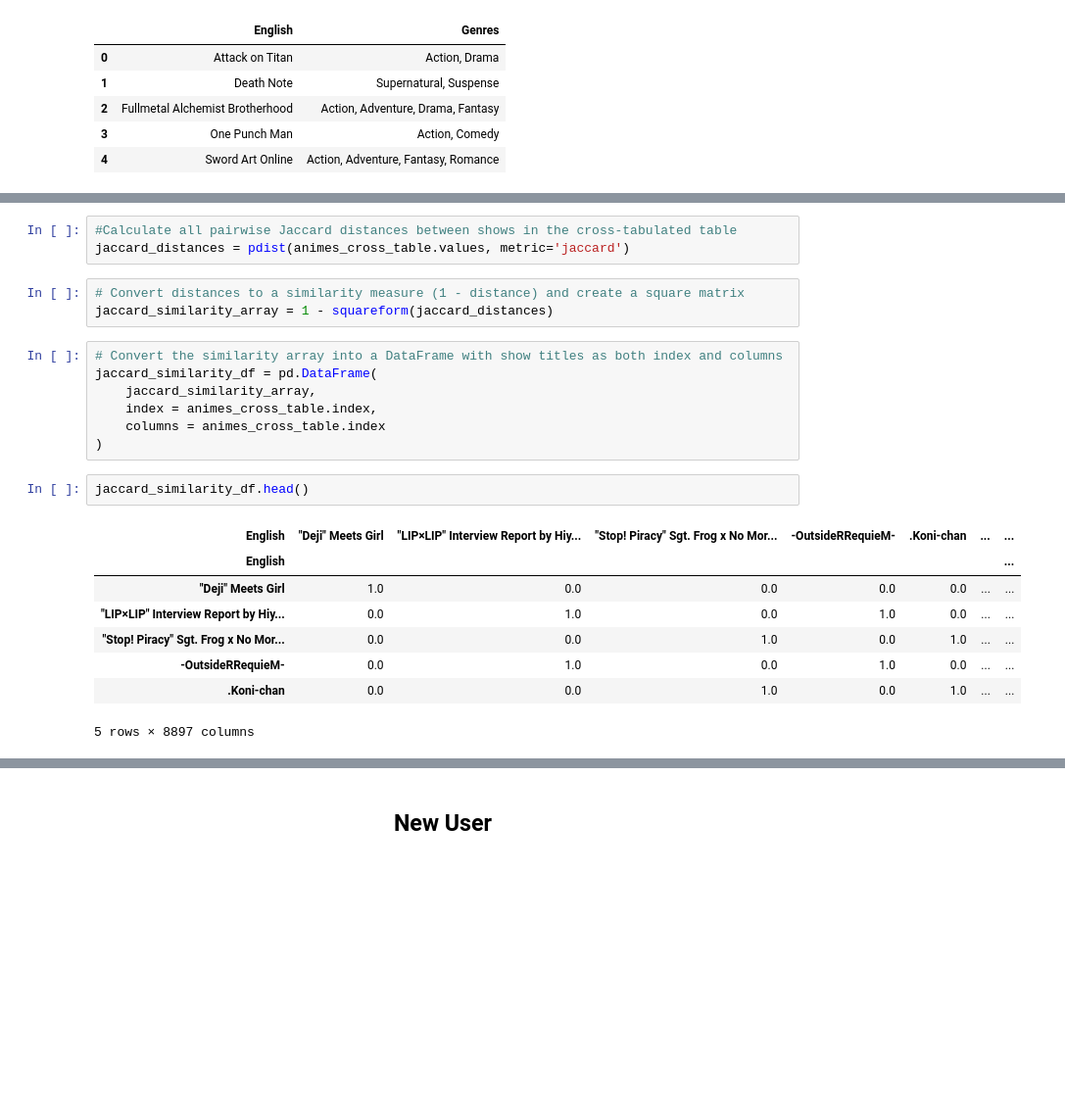
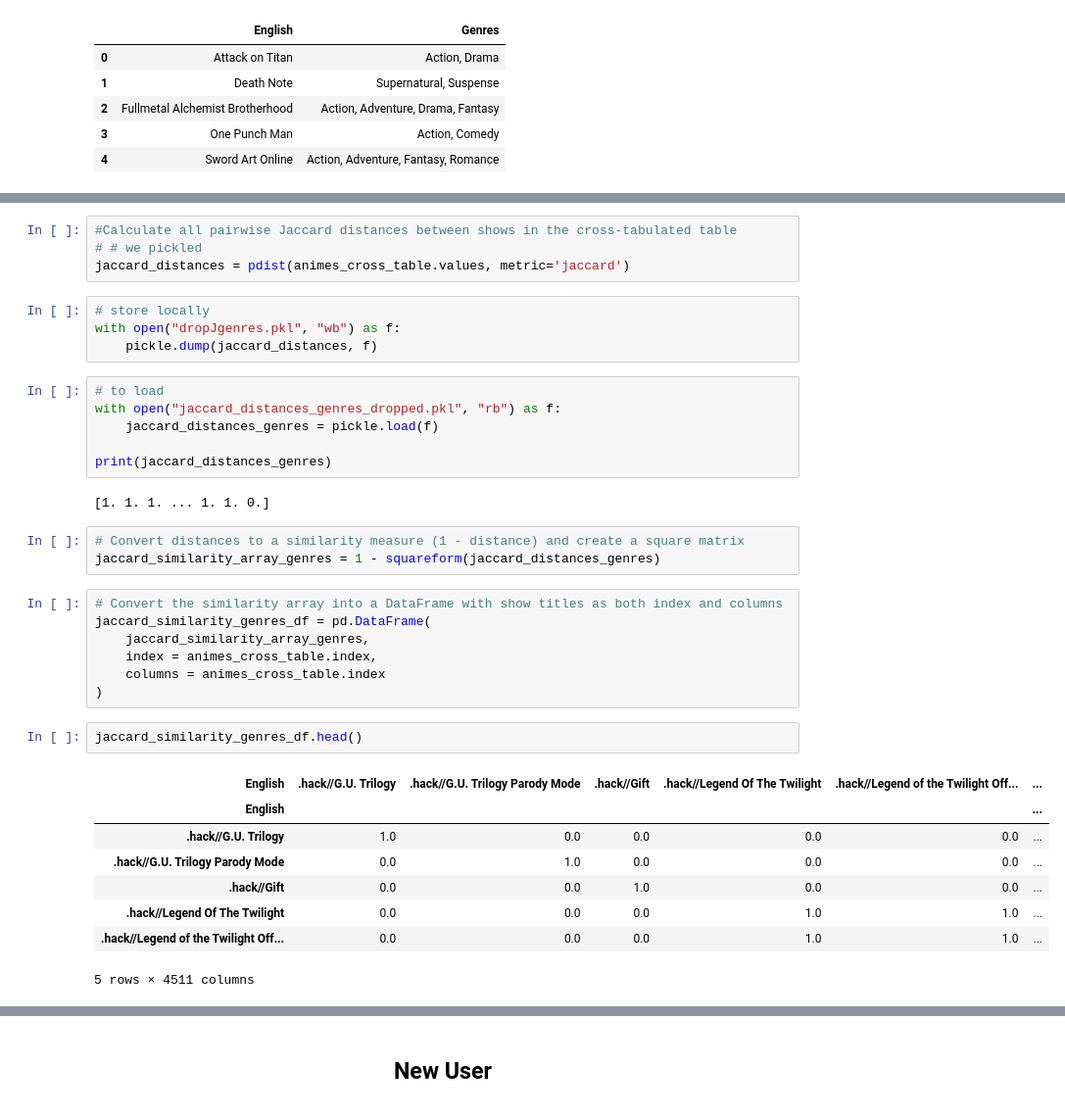
Before and after one commit to 68freeworld/Anime-Recommendation-Model, a Jupyter notebook: anime.ipynb, the cells around one changed output, grey strips where cells are left out. Shown at 98% size. Cells and saved outputs as stored; diff of their text form; blank space fills up the shorter version.

```diff
--- a/anime.ipynb
+++ b/anime.ipynb
@@ -229,26 +276,39 @@ animes_cross_table
 # %%
 #Calculate all pairwise Jaccard distances between shows in the cross-tabulated table
+# # we pickled
 jaccard_distances = pdist(animes_cross_table.values, metric='jaccard')
+# %%
+# store locally
+with open("dropJgenres.pkl", "wb") as f:
+    pickle.dump(jaccard_distances, f)
+# %%
+# to load
+with open("jaccard_distances_genres_dropped.pkl", "rb") as f:
+    jaccard_distances_genres = pickle.load(f)
+
+print(jaccard_distances_genres)
+# %% [output]
+[1. 1. 1. ... 1. 1. 0.]
 # %%
 # Convert distances to a similarity measure (1 - distance) and create a square matrix
-jaccard_similarity_array = 1 - squareform(jaccard_distances)
+jaccard_similarity_array_genres = 1 - squareform(jaccard_distances_genres)
 # %%
 # Convert the similarity array into a DataFrame with show titles as both index and columns
-jaccard_similarity_df = pd.DataFrame(
-    jaccard_similarity_array,
+jaccard_similarity_genres_df = pd.DataFrame(
+    jaccard_similarity_array_genres,
     index = animes_cross_table.index,
     columns = animes_cross_table.index
 )
 # %%
-jaccard_similarity_df.head()
+jaccard_similarity_genres_df.head()
 # %% [output]
-| English | "Deji" Meets Girl | "LIP×LIP" Interview Report by Hiy... | "Stop! Piracy" Sgt. Frog x No Mor... | -OutsideRRequieM- | .Koni-chan | ... | ... |
-| English |  |  |  |  |  |  | ... |
-| "Deji" Meets Girl | 1.0 | 0.0 | 0.0 | 0.0 | 0.0 | ... | ... |
-| "LIP×LIP" Interview Report by Hiy... | 0.0 | 1.0 | 0.0 | 1.0 | 0.0 | ... | ... |
-| "Stop! Piracy" Sgt. Frog x No Mor... | 0.0 | 0.0 | 1.0 | 0.0 | 1.0 | ... | ... |
-| -OutsideRRequieM- | 0.0 | 1.0 | 0.0 | 1.0 | 0.0 | ... | ... |
-| .Koni-chan | 0.0 | 0.0 | 1.0 | 0.0 | 1.0 | ... | ... |
+| English | .hack//G.U. Trilogy | .hack//G.U. Trilogy Parody Mode | .hack//Gift | .hack//Legend Of The Twilight | .hack//Legend of the Twilight Off... | ... |
+| English |  |  |  |  |  | ... |
+| .hack//G.U. Trilogy | 1.0 | 0.0 | 0.0 | 0.0 | 0.0 | ... |
+| .hack//G.U. Trilogy Parody Mode | 0.0 | 1.0 | 0.0 | 0.0 | 0.0 | ... |
+| .hack//Gift | 0.0 | 0.0 | 1.0 | 0.0 | 0.0 | ... |
+| .hack//Legend Of The Twilight | 0.0 | 0.0 | 0.0 | 1.0 | 1.0 | ... |
+| .hack//Legend of the Twilight Off... | 0.0 | 0.0 | 0.0 | 1.0 | 1.0 | ... |
-5 rows × 8897 columns
+5 rows × 4511 columns
 # %%
 # Sort the similarities for a given anime in descending order
```
Also changed, not shown: parts of 32 cells of this notebook, 1 other file.
